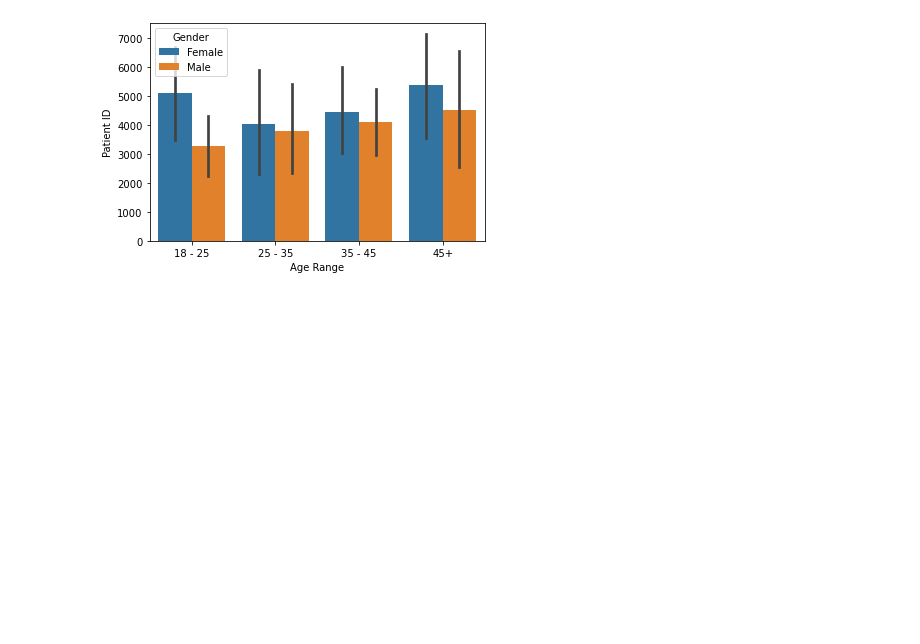
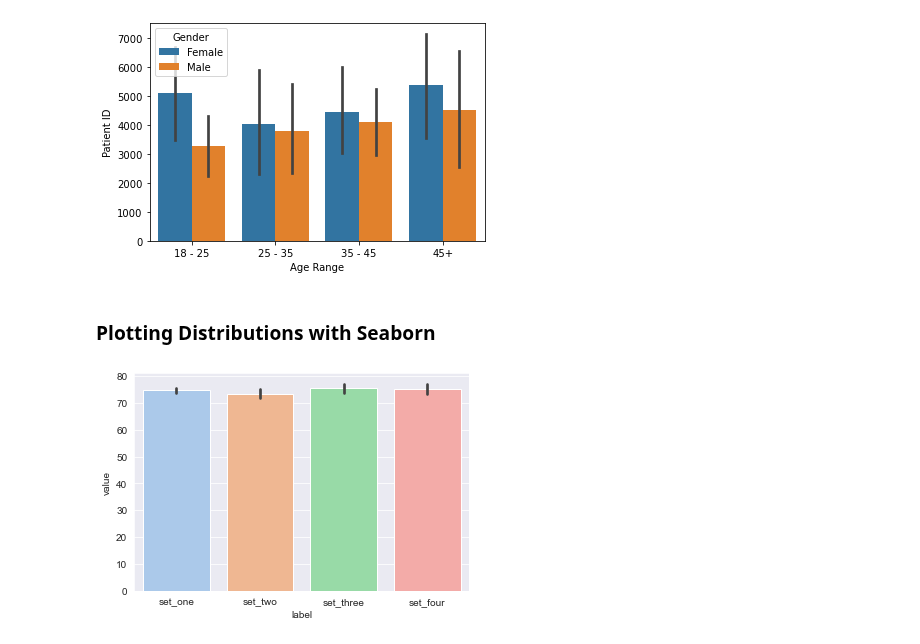
Before and after one commit to joeelorm/Data_Science, a Jupyter notebook: Data Visualization/Data Visualisation_4.ipynb, the cells around one changed output. Drawn from its saved outputs; the diff is of its cells as text; code cells hidden in the pictures; blank space fills up the shorter version.

```diff
--- a/Data Visualization/Data Visualisation_4.ipynb
+++ b/Data Visualization/Data Visualisation_4.ipynb
@@ -104,3 +104,28 @@ sns.barplot(data=df, x="Age Range", y="Patient ID", hue="Gender")
 plt.show()
 # %% [output]
 [figure]
+# %% [markdown]
+### Plotting Distributions with Seaborn
+# %%
+# Take in the data from the CSVs as NumPy arrays:
+set_one = np.genfromtxt('/Users/elorm/Documents/Repos/Datasets/dataset1.csv', delimiter = ',')
+set_two = np.genfromtxt('/Users/elorm/Documents/Repos/Datasets/dataset2.csv', delimiter = ',')
+set_three = np.genfromtxt('/Users/elorm/Documents/Repos/Datasets/dataset3.csv', delimiter = ',')
+set_four = np.genfromtxt('/Users/elorm/Documents/Repos/Datasets/dataset4.csv', delimiter = ',')
+
+# Creating a Pandas DataFrame:
+n=500
+df = pd.DataFrame({
+    "label": ["set_one"] * n + ["set_two"] * n + ["set_three"] * n + ["set_four"] * n,
+    "value": np.concatenate([set_one, set_two, set_three, set_four])
+})
+
+# Setting styles:
+sns.set_style("darkgrid")
+sns.set_palette("pastel")
+
+# Add your code below:
+sns.barplot(x = df['label'], y = df['value'])
+plt.show()
+# %% [output]
+[figure, added]
```
Also changed, not shown: parts of 1 cell of this notebook.
